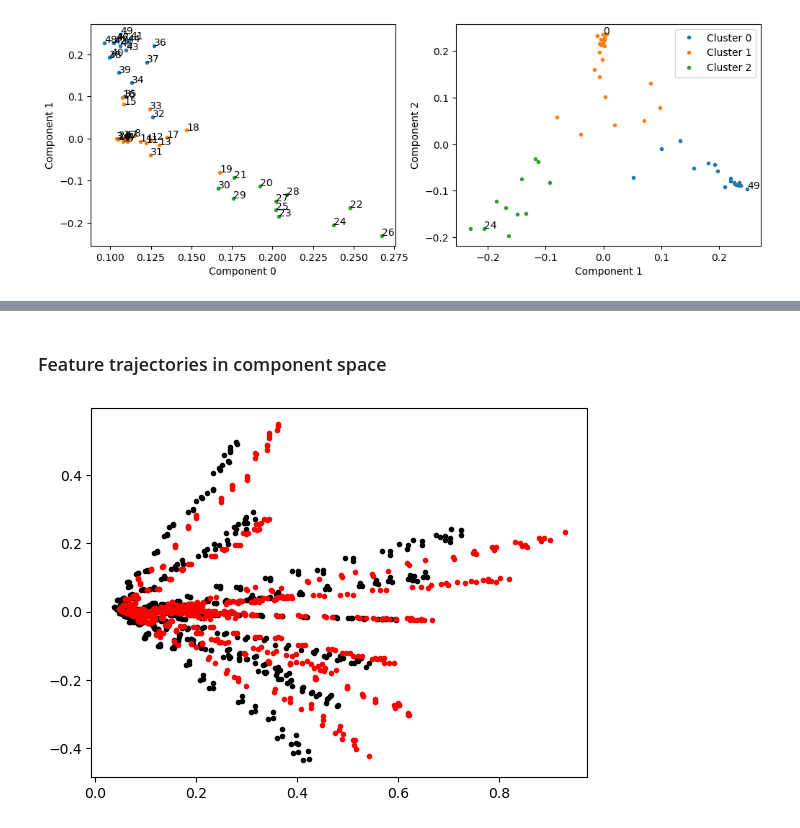
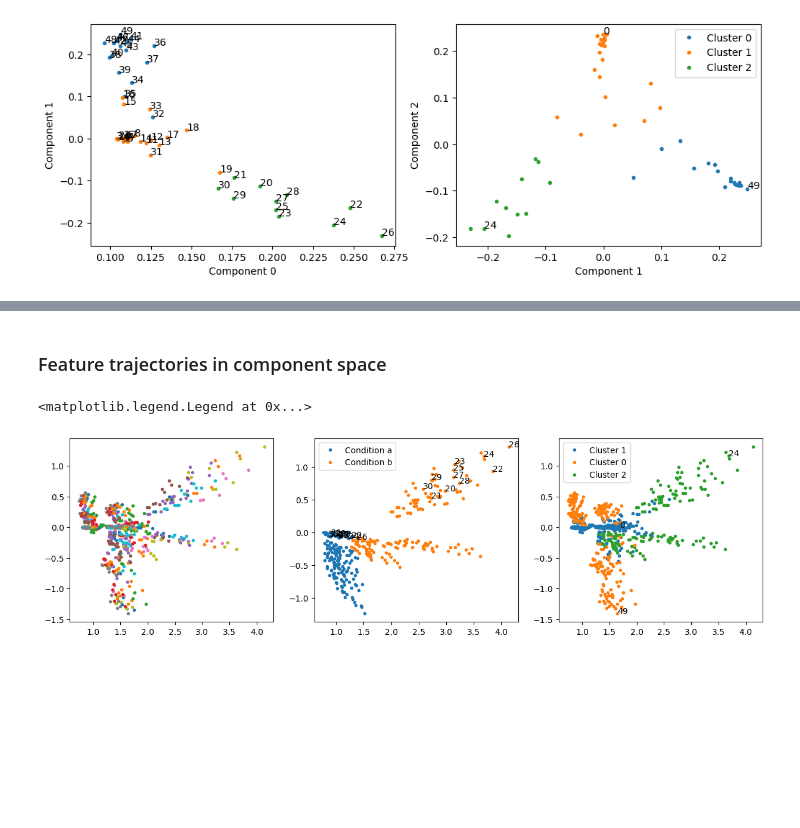
Before and after one commit to swaldherr/podomics, a Jupyter notebook: Tutorial.ipynb, the cells around one changed output, grey strips where cells are left out. Saved outputs shown, nothing was run; the diff lists cells and outputs as text; code cells hidden in the pictures; blank space fills up the shorter version.

Commit message:
Fixed labelling of clusters in feature plots.

```diff
--- a/Tutorial.ipynb
+++ b/Tutorial.ipynb
@@ -183,9 +183,13 @@ pod.plot_sample_weights(interpolate='average', components=[1, 2], annotate=['aT0
-# %% [markdown]
-### Feature trajectories in component space
+# %% [markdown]
+### Feature trajectories in component space
 # %%
-pod_result = podomics.POD(podomics.read_csv("examples/exampledata3.csv", sample="Sample", condition="Condition"))
-fig, axs = pyplot.subplots(1, 1)
-pod_result.plot_feature_data_in(axs, condition="a", c='k')
-pod_result.plot_feature_data_in(axs, condition="b", c='r')
+fig, axs = pyplot.subplots(1, 3, figsize=(15,4))
+pod.plot_feature_trajectory_in(axs[0])
+pod.plot_feature_trajectory_in(axs[1], condition="a", clusters=[2,], annotate=True, labels='condition')
+pod.plot_feature_trajectory_in(axs[1], condition="b", clusters=[2,], annotate=True, labels='condition')
+pod.plot_feature_trajectory_in(axs[2], labels='cluster', annotate=['0', '24', '49'], clusters=[0, 1, 2])
+axs[1].legend()
+axs[2].legend()
 # %% [output]
+<matplotlib.legend.Legend at 0x...>
-[figure, old version]
+[figure, new version]
```
Also changed, not shown: parts of 12 cells of this notebook, 1 other file.
